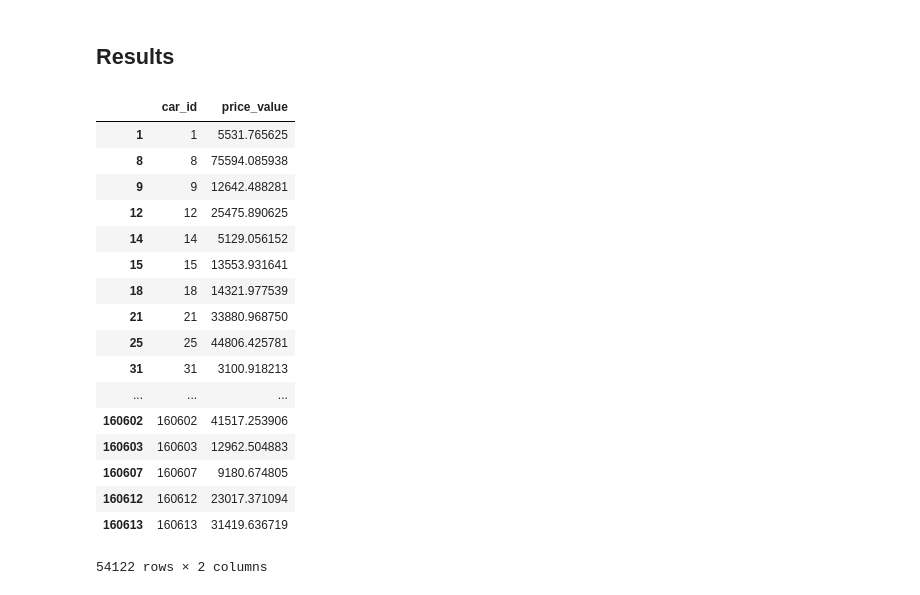
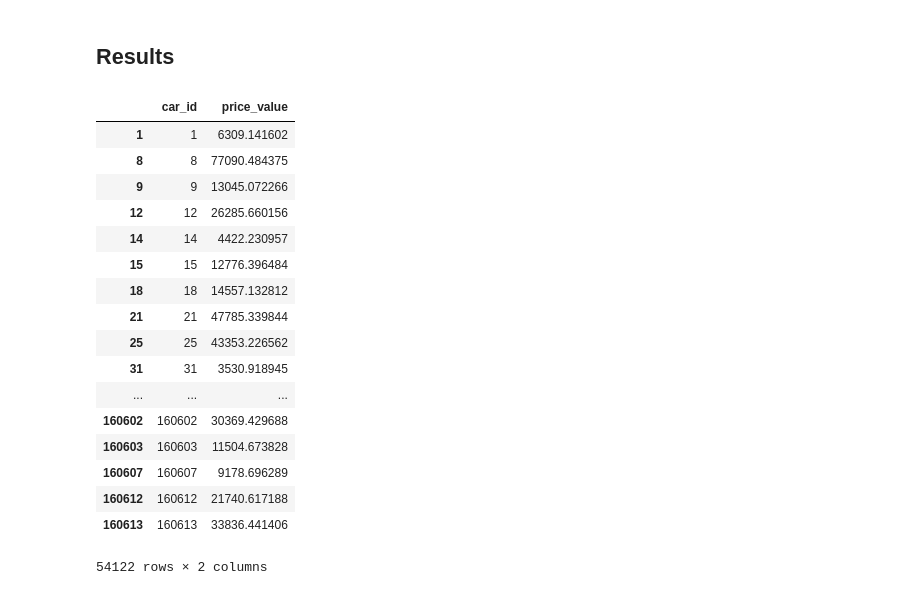
Before and after one commit to DrMikeMaik/Car-Prices, a Jupyter notebook: Car Price Regression with XGB.ipynb, the cells around one changed output. Cells and saved outputs as stored; diff of their text form; code cells hidden in the pictures.

```diff
--- a/Car Price Regression with XGB.ipynb
+++ b/Car Price Regression with XGB.ipynb
@@ -167,7 +157,7 @@ train_combine.sample(5)
 | 51064 | 19500.0 | 51064 | Używane | Osoba prywatna | Osobowe | 2011 | 115 KM | 1 600 cm3 | 196 000 km | ... |
 5 rows × 36 columns
 # %%
-train_feats = train.select_dtypes(include=bool)
+train_feats = train.select_dtypes(include=[bool])
 train_feats.sample(5)
 # %% [output]
 |  | feature_czujniki-parkowania-przednie | feature_poduszka-powietrzna-chron... | feature_kurtyny-powietrzne | feature_klimatyzacja-dwustrefowa | ... |
@@ -430,7 +424,7 @@ from sklearn.model_selection import train_test_split
 X_train, X_test, y_train, y_test = train_test_split(X, y, test_size=0.1)
 # %%
 def fair_obj(preds, dtrain):
-    fair_constant = 0.7
+    fair_constant = 4000
 
     labels = dtrain.get_label()
     x = (preds - labels)
@@ -599,7 +593,7 @@ train_combine.sample(5)
 | 125016 | 85900.0 | 125016 | Używane | Dealer | Osobowe | 2009 | 285 KM | 3 000 cm3 | 200 000 km | ... |
 5 rows × 37 columns
 # %%
-test_feats = test.select_dtypes(include=bool)
+test_feats = test.select_dtypes(include=[bool])
 test_feats.sample(5)
 # %% [output]
 |  | feature_czujniki-parkowania-przednie | feature_poduszka-powietrzna-chron... | feature_kurtyny-powietrzne | feature_klimatyzacja-dwustrefowa | ... |
@@ -639,7 +633,7 @@ test_combine['doors_num']     = test_combine['doors'].apply(lambda x: -1 if x is
 
 test_combine['power_cap_num']= (test_combine['engine_num']/10) + test_combine['power_num']
 test_combine['power_cap_num_log']= test_combine['power_cap_num'].apply(lambda x: -1 if x<=0 else np.log(x))
-test_combine['num_feats'] = test.select_dtypes(include=bool).sum(axis=1)
+test_combine['num_feats'] = test.select_dtypes(include=[bool]).sum(axis=1)
 test_combine['year_rev_log'] = np.log(2020 - test_combine['year_num'])
 
 
@@ -752,27 +739,26 @@ array([ 8.604771, 11.148979,  9.503739, ...,  9.05524 , 10.023117,
 # %%
 test_data['price_log'] = test_pred1
 test_data['price_value'] = np.exp(test_data['price_log'])
 
-test_data[['car_id', 'price_value']].to_csv('../output/model_mae3.csv', index=False) #
+test_data[['car_id', 'price_value']].to_csv('./car_price.csv', index=False)
 
-test_data[['car_id', 'price_value']].to_pickle('./model_mae3.pkl')
 test_data[['car_id', 'price_value']]
 # %% [output]
 |  | car_id | price_value |
-| 1 | 1 | 5531.765625 |
-| 8 | 8 | 75594.085938 |
-| 9 | 9 | 12642.488281 |
-| 12 | 12 | 25475.890625 |
-| 14 | 14 | 5129.056152 |
-| 15 | 15 | 13553.931641 |
-| 18 | 18 | 14321.977539 |
-| 21 | 21 | 33880.968750 |
-| 25 | 25 | 44806.425781 |
-| 31 | 31 | 3100.918213 |
+| 1 | 1 | 6309.141602 |
+| 8 | 8 | 77090.484375 |
+| 9 | 9 | 13045.072266 |
+| 12 | 12 | 26285.660156 |
+| 14 | 14 | 4422.230957 |
+| 15 | 15 | 12776.396484 |
+| 18 | 18 | 14557.132812 |
+| 21 | 21 | 47785.339844 |
+| 25 | 25 | 43353.226562 |
+| 31 | 31 | 3530.918945 |
 | ... | ... | ... |
-| 160602 | 160602 | 41517.253906 |
-| 160603 | 160603 | 12962.504883 |
-| 160607 | 160607 | 9180.674805 |
-| 160612 | 160612 | 23017.371094 |
-| 160613 | 160613 | 31419.636719 |
+| 160602 | 160602 | 30369.429688 |
+| 160603 | 160603 | 11504.673828 |
+| 160607 | 160607 | 9178.696289 |
+| 160612 | 160612 | 21740.617188 |
+| 160613 | 160613 | 33836.441406 |
 54122 rows × 2 columns
```
Also changed, not shown: parts of 35 cells of this notebook, 1 other file.
